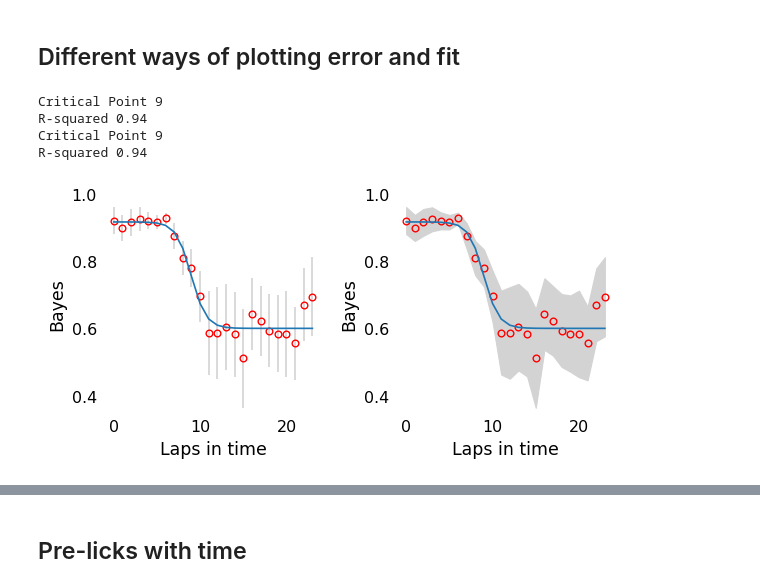
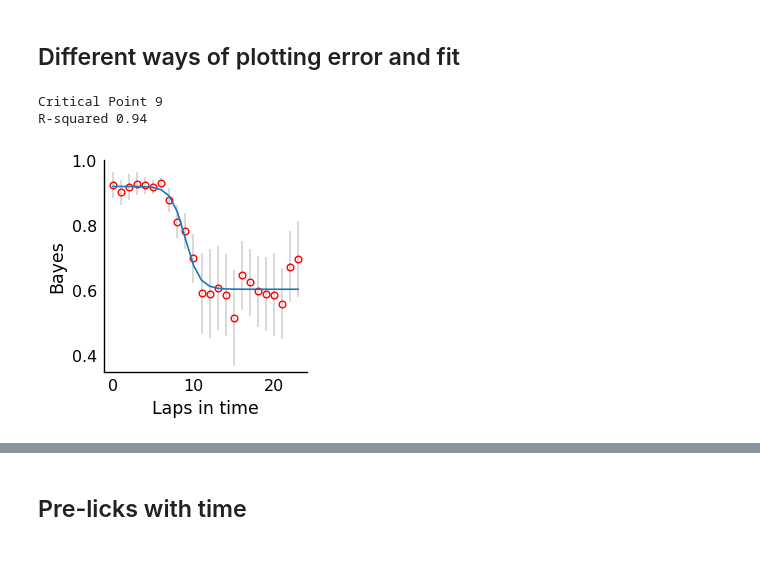
Before and after one commit to seethakris/HPCNoReward, a Jupyter notebook: Figure1/BayesAnalysis_Figure1.ipynb, the cells around one changed output, grey strips where cells are left out. Drawn from its saved outputs; the diff is of its cells as text; code cells hidden in the pictures; blank space fills up the shorter version.

```diff
--- a/Figure1/BayesAnalysis_Figure1.ipynb
+++ b/Figure1/BayesAnalysis_Figure1.ipynb
@@ -229,27 +229,25 @@ R-squared 0.94
 # %% [markdown]
 ## Different ways of plotting error and fit
 # %%
-fs, ax = plt.subplots(1, 2, dpi=100, sharex='all')
+fs, ax = plt.subplots(1, dpi=100, sharex='all')
 
 #With errobars
-PlotErrorData.plot_lick_withtime(ax[0],
+PlotErrorData.plot_lick_withtime(ax,
     e['Task2'],  axislim=(0.35, 1), axislabel='Bayes', color='r', errorbar=1, dashed=0)
-PlotErrorData.fit_error_with_sigmoid(ax[0], e['Task2'])
+PlotErrorData.fit_error_with_sigmoid(ax, e['Task2'])
 
 
-#without errorbars
-PlotErrorData.plot_lick_withtime(ax[1],
-    e['Task2'],  axislim=(0.35, 1), axislabel='Bayes', color='r', errorbar=0, dashed=0)
-PlotErrorData.fit_error_with_sigmoid(ax[1], e['Task2'])
+# #without errorbars
+# PlotErrorData.plot_lick_withtime(ax[1],
+#     e['Task2'],  axislim=(0.35, 1), axislabel='Bayes', color='r', errorbar=0, dashed=0)
+# PlotErrorData.fit_error_with_sigmoid(ax[1], e['Task2'])
 
-fs.set_size_inches((6, 3))
+fs.set_size_inches((3, 3))
 fs.tight_layout()
 fs.savefig(os.path.join(SaveFigureFolder, 'Bayes_with_boltzmannfit.pdf'),
            bbox_inches='tight', transparent=True)
 # %% [output]
 Critical Point 9
 R-squared 0.94
-Critical Point 9
-R-squared 0.94
-[figure, old version]
+[figure, new version]
 # %%
```
Also changed, not shown: parts of 15 cells of this notebook, 28 other files.
